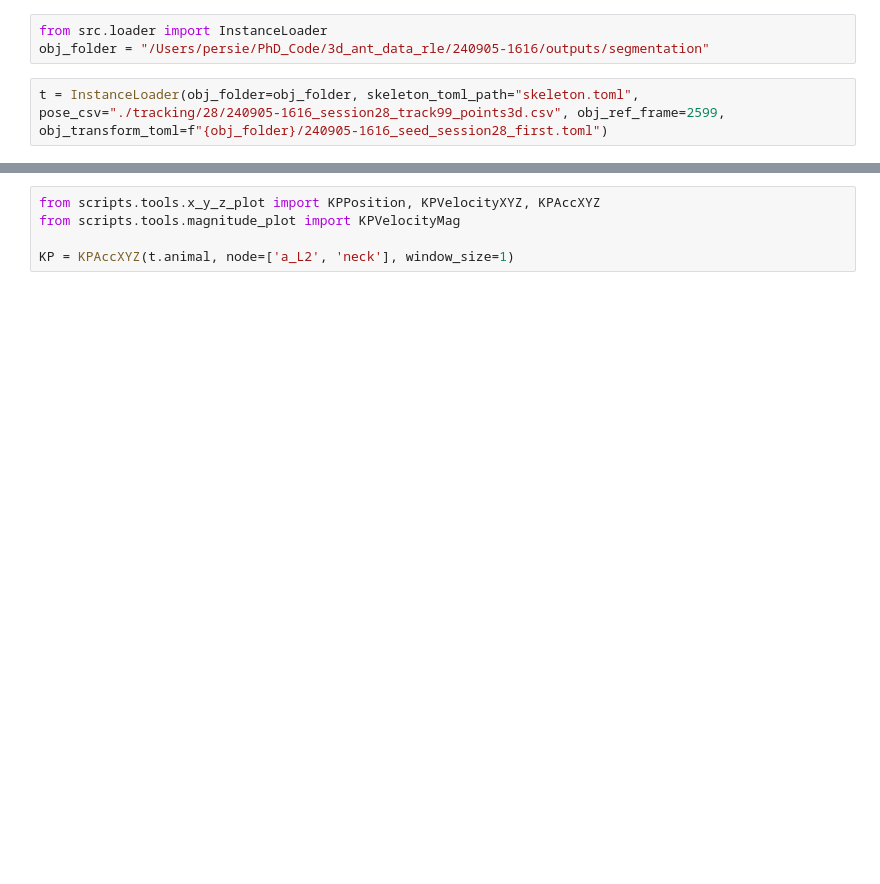
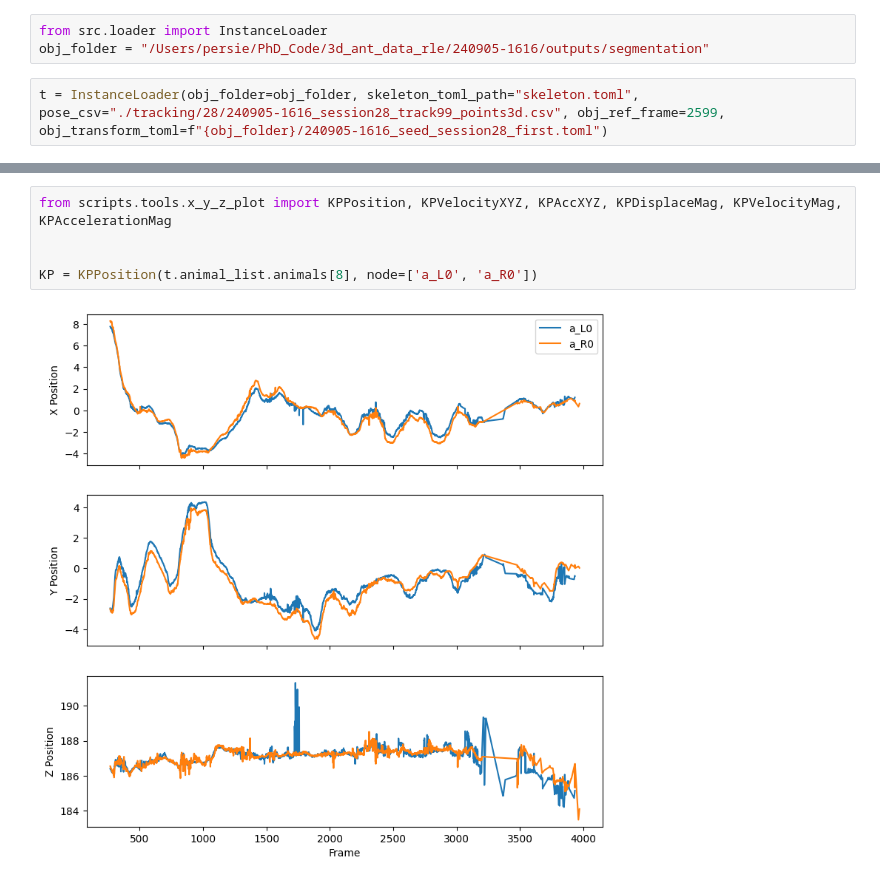
Before and after one commit to prolley-parnell/3d_ant_analysis, a Jupyter notebook: test_box.ipynb, the cells around one changed output, grey strips where cells are left out. Drawn from its saved outputs; the diff is of its cells as text; blank space fills up the shorter version.

```diff
--- a/test_box.ipynb
+++ b/test_box.ipynb
@@ -46,5 +86,7 @@ V = MultiViewer(t.animal_list, t.obj_list, 0)
 # %%
-from scripts.tools.x_y_z_plot import KPPosition, KPVelocityXYZ, KPAccXYZ
-from scripts.tools.magnitude_plot import KPVelocityMag
+from scripts.tools.x_y_z_plot import KPPosition, KPVelocityXYZ, KPAccXYZ, KPDisplaceMag, KPVelocityMag, KPAccelerationMag
 
-KP = KPAccXYZ(t.animal, node=['a_L2', 'neck'], window_size=1)
+
+KP = KPPosition(t.animal_list.animals[8], node=['a_L0', 'a_R0'])
+# %% [output]
+[figure, added]
```
Also changed, not shown: parts of 6 cells of this notebook, 8 other files.
